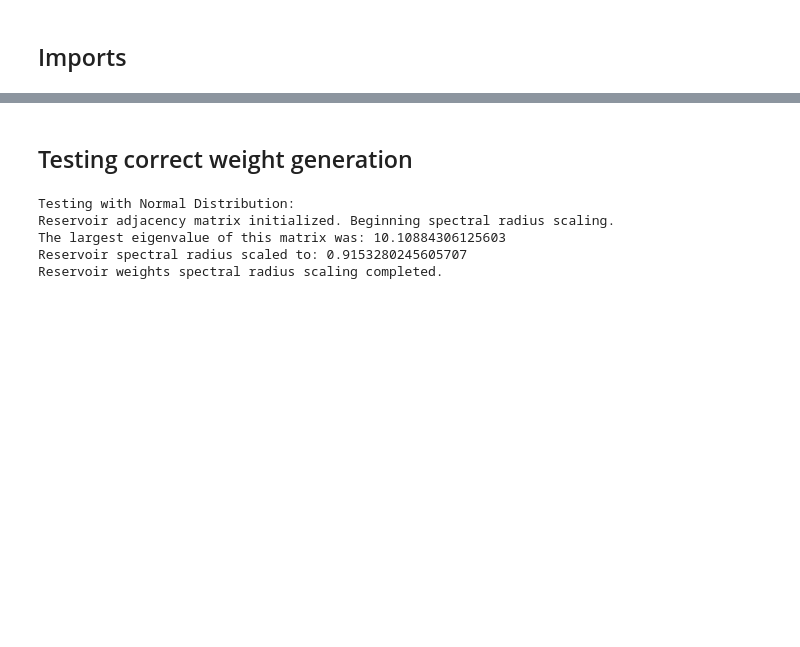
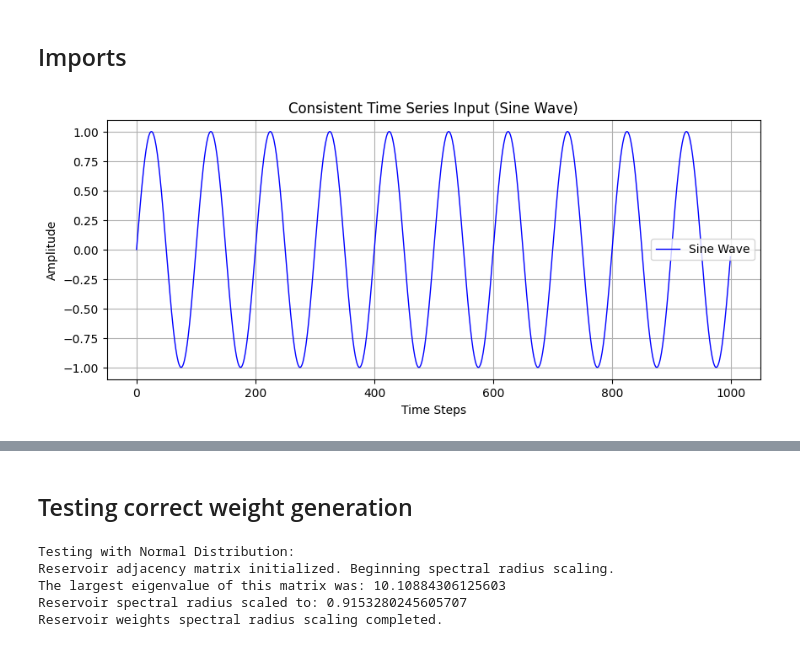
Before and after one commit to DRH312/py-ESN, a Jupyter notebook: EchoStateNetwork-Workshop/ESN_TestingSpace.ipynb, the cells around one changed output, grey strips where cells are left out. Saved outputs shown, nothing was run; the diff lists cells and outputs as text; code cells hidden in the pictures; blank space fills up the shorter version.

```diff
--- a/EchoStateNetwork-Workshop/ESN_TestingSpace.ipynb
+++ b/EchoStateNetwork-Workshop/ESN_TestingSpace.ipynb
@@ -6,6 +7,24 @@ import os
 
 # Import the EchoStateNetwork class (assuming it is saved in `esn.py` in the same directory)
 from ESN_class_main import EchoStateNetwork
+# %%
+# Generate a consistent sine wave time series
+timesteps = 1000
+frequency = 0.01
+time = np.arange(timesteps)
+input_series = np.sin(2 * np.pi * frequency * time)  # A simple sine wave
+
+# Plot the generated time series
+plt.figure(figsize=(10, 4))
+plt.title("Consistent Time Series Input (Sine Wave)", fontsize=12)
+plt.plot(time, input_series, label="Sine Wave", color='blue', lw=1)
+plt.xlabel("Time Steps", fontsize=10)
+plt.ylabel("Amplitude", fontsize=10)
+plt.legend(fontsize=10)
+plt.grid(True)
+plt.show()
+# %% [output]
+[figure, added]
 # %%
 # Network parameters for testing.
 ESN_params = {
```
Also changed, not shown: parts of 5 cells of this notebook, 2 other files.
